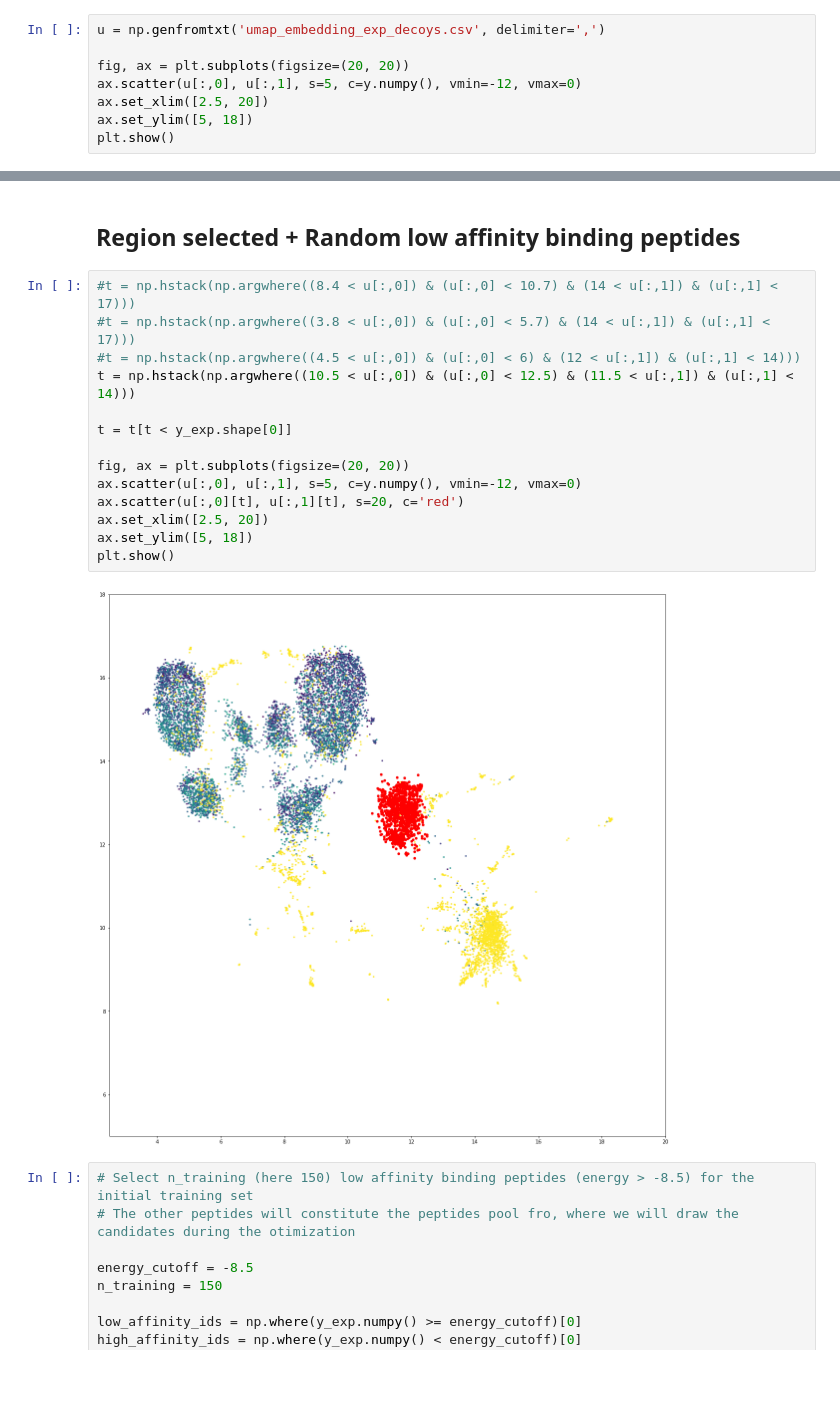
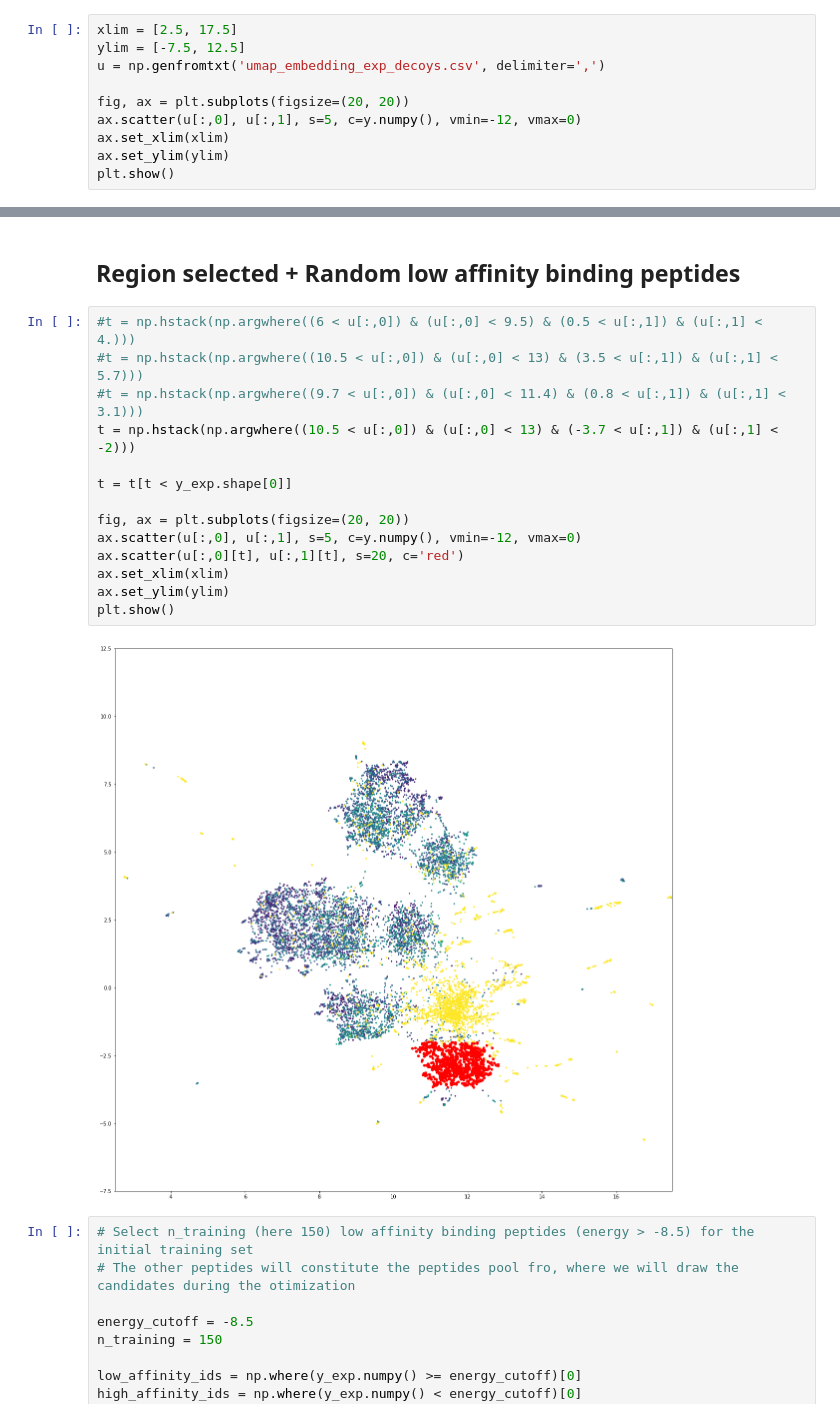
Before and after one commit to jeeberhardt/mobius, a Jupyter notebook: data/mhc/Untitled3.ipynb, the cells around one changed output, grey strips where cells are left out. Cells and saved outputs as stored; diff of their text form; blank space fills up the shorter version.

```diff
--- a/data/mhc/Untitled3.ipynb
+++ b/data/mhc/Untitled3.ipynb
@@ -305,9 +537,11 @@ u = fit.fit_transform(np.vstack([X_fps.numpy(), X_fps_decoys.numpy()]))
 # %%
+xlim = [2.5, 17.5]
+ylim = [-7.5, 12.5]
 u = np.genfromtxt('umap_embedding_exp_decoys.csv', delimiter=',')
 
 fig, ax = plt.subplots(figsize=(20, 20))
 ax.scatter(u[:,0], u[:,1], s=5, c=y.numpy(), vmin=-12, vmax=0)
-ax.set_xlim([2.5, 20])
-ax.set_ylim([5, 18])
+ax.set_xlim(xlim)
+ax.set_ylim(ylim)
 plt.show()
 # %% [output]
@@ -486,21 +720,21 @@ Decoy pep               : 003
 # %% [markdown]
 ## Region selected + Random low affinity binding peptides
 # %%
-#t = np.hstack(np.argwhere((8.4 < u[:,0]) & (u[:,0] < 10.7) & (14 < u[:,1]) & (u[:,1] < 17)))
-#t = np.hstack(np.argwhere((3.8 < u[:,0]) & (u[:,0] < 5.7) & (14 < u[:,1]) & (u[:,1] < 17)))
-#t = np.hstack(np.argwhere((4.5 < u[:,0]) & (u[:,0] < 6) & (12 < u[:,1]) & (u[:,1] < 14)))
-t = np.hstack(np.argwhere((10.5 < u[:,0]) & (u[:,0] < 12.5) & (11.5 < u[:,1]) & (u[:,1] < 14)))
+#t = np.hstack(np.argwhere((6 < u[:,0]) & (u[:,0] < 9.5) & (0.5 < u[:,1]) & (u[:,1] < 4.)))
+#t = np.hstack(np.argwhere((10.5 < u[:,0]) & (u[:,0] < 13) & (3.5 < u[:,1]) & (u[:,1] < 5.7)))
+#t = np.hstack(np.argwhere((9.7 < u[:,0]) & (u[:,0] < 11.4) & (0.8 < u[:,1]) & (u[:,1] < 3.1)))
+t = np.hstack(np.argwhere((10.5 < u[:,0]) & (u[:,0] < 13) & (-3.7 < u[:,1]) & (u[:,1] < -2)))
 
 t = t[t < y_exp.shape[0]]
 
 fig, ax = plt.subplots(figsize=(20, 20))
 ax.scatter(u[:,0], u[:,1], s=5, c=y.numpy(), vmin=-12, vmax=0)
 ax.scatter(u[:,0][t], u[:,1][t], s=20, c='red')
-ax.set_xlim([2.5, 20])
-ax.set_ylim([5, 18])
+ax.set_xlim(xlim)
+ax.set_ylim(ylim)
 plt.show()
 # %% [output]
-[figure, old version]
+[figure, new version]
 # %%
 # Select n_training (here 150) low affinity binding peptides (energy > -8.5) for the initial training set
 # The other peptides will constitute the peptides pool fro, where we will draw the candidates during the otimization
```
Also changed, not shown: parts of 18 cells of this notebook, 4 other files.
